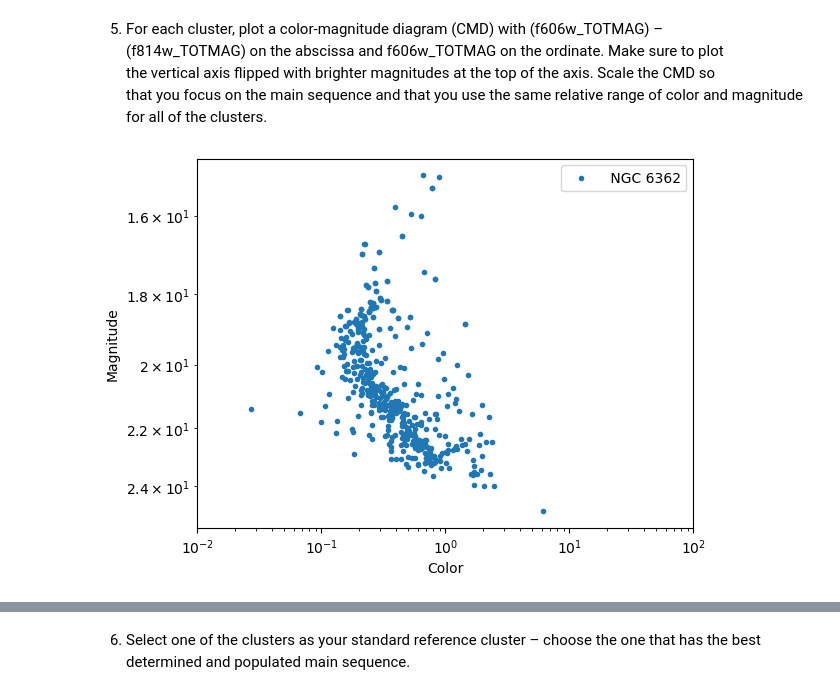
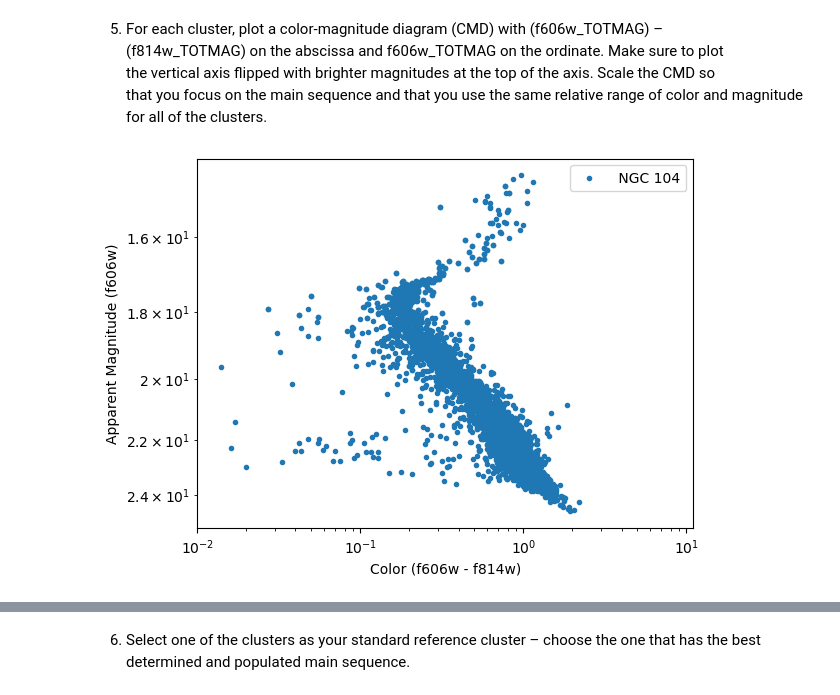
Before and after one commit to SpacialTree/HomeworkBack, a Jupyter notebook: Stars/FinalProject/FinalProject.ipynb, the cells around one changed output, grey strips where cells are left out. Cells and saved outputs as stored; diff of their text form; code cells hidden in the pictures.

```diff
--- a/Stars/FinalProject/FinalProject.ipynb
+++ b/Stars/FinalProject/FinalProject.ipynb
@@ -83,20 +84,18 @@ def plot_colormag(tbl, show=True):
     plt.gca().invert_yaxis()
     plt.scatter(abscissa, ordinate, marker='.', label=tbl.meta['comments'][12].split(':')[1])
 
-    #plt.axhline(np.percentile(ordinate, 40), color='red')
-    #plt.axhline(np.percentile(ordinate, 90), color='red')
-    #plt.axvline(np.percentile(abscissa, 40), color='red')
-    #plt.axvline(np.percentile(abscissa, 90), color='red')
-
-    plt.xlabel('Color')
-    plt.ylabel('Magnitude')
+    plt.xlabel('Color (f606w - f814w)')
+    plt.ylabel('Apparent Magnitude (f606w)')
     plt.yscale('log')
     plt.xscale('log')
-    plt.xlim(left=0.01, right=10**2)
+    plt.xlim(left=0.01, right=11)
+    #plt.ylim(top=10, bottom=25)
 
     plt.legend()
     #plt.ylim(bottom=26, top=22)
     if show:
         plt.show()
 # %%
-tbl = Table(data=ascii.read(data_names[1]), names=column_names)
+tbl = Table(data=ascii.read(data_names[6]), names=column_names)
+abscissa = tbl['f606w_TotMag'] - tbl['f814w_TotMag']
+ordinate = tbl['f606w_TotMag']
@@ -105,7 +104,12 @@ ordinate = tbl['f606w_TotMag']
 # %%
-plot_colormag(tbl)
+plot_colormag(tbl, show=False)
+
+#for ll in ord_edge:
+#    plt.axhline(ll, color='red')
+#for bb in abs_edge:
+#    plt.axvline(bb, color='red')
 # %% [output]
-[figure, old version]
+[figure, new version]
 # %%
 for dat in data_names:
     tbl = Table(data=ascii.read(dat), names=column_names)
```
Also changed, not shown: parts of 50 cells of this notebook.
